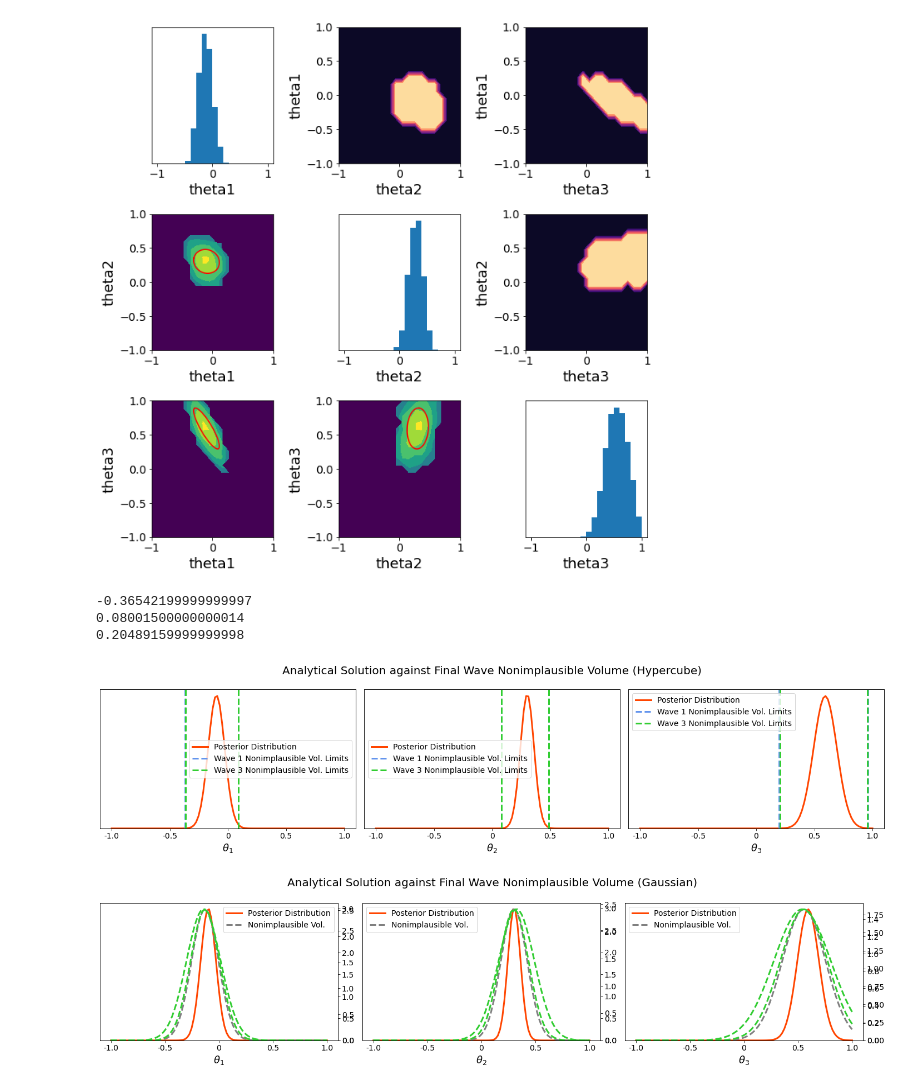
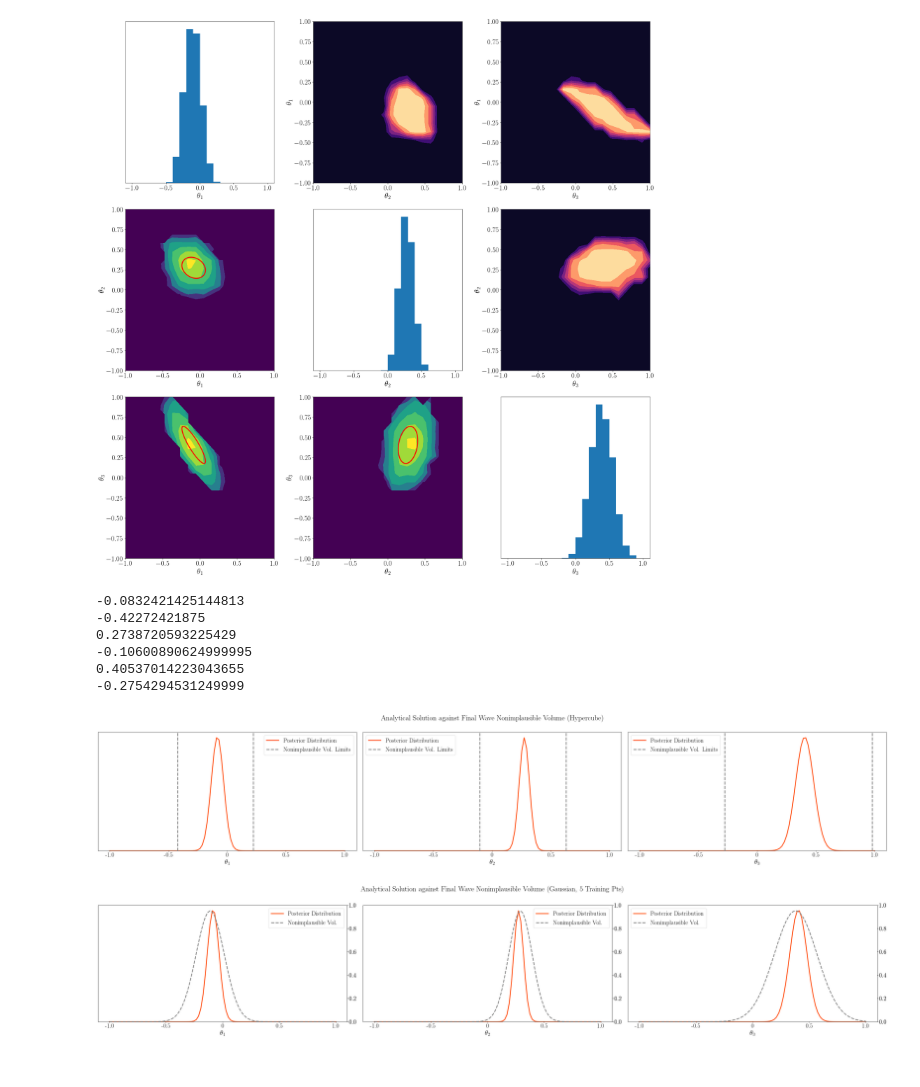
Before and after one commit to elliemay481/HistoryMatching, a Jupyter notebook: historymatch/Plots_3D.ipynb, the cells around one changed output. Drawn from its saved outputs; the diff is of its cells as text; code cells hidden in the pictures.

Commit message:
Plot 4D results

```diff
--- a/historymatch/Plots_3D.ipynb
+++ b/historymatch/Plots_3D.ipynb
@@ -6,9 +6,9 @@ import matplotlib.pyplot as plt
 from matplotlib import rc
 import matplotlib.patches as mpatches
 # %%
-SMALL_SIZE = 14
-MEDIUM_SIZE = 18
-BIGGER_SIZE = 20
+SMALL_SIZE = 22
+MEDIUM_SIZE = 24
+BIGGER_SIZE = 26
 
 plt.rc('font', size=SMALL_SIZE)          # controls default text sizes
 plt.rc('axes', titlesize=SMALL_SIZE)     # fontsize of the axes title
@@ -18,8 +18,8 @@ plt.rc('ytick', labelsize=SMALL_SIZE)    # fontsize of the tick labels
 plt.rc('legend', fontsize=SMALL_SIZE)    # legend fontsize
 plt.rc('figure', titlesize=BIGGER_SIZE)  # fontsize of the figure title
 
-#rc('font',**{'family':'serif'})
-#rc('text', usetex=True)
+rc('font',**{'family':'serif'})
+rc('text', usetex=True)
 # %%
 ndim = 3
 nwaves = 3
@@ -111,19 +161,22 @@ def get_cov_ellipse(cov, centre, nstd, ax, color):
 # %%
-fig, axes = plt.subplots(ndim,ndim,figsize=(10,10))
+fig, axes = plt.subplots(ndim,ndim,figsize=(25,25))
 
-plot.plotcorner(HM_data_EL_w3, parameter_bounds, 3, Fig=(fig,axes), labels=('theta1', 'theta2', 'theta3'))
-get_cov_ellipse(np.array([[H[0,0], H[0,1]],[H[1,0], H[1,1]]]), [analytic_mean[0], analytic_mean[1]], 3, axes[1,0], 'red')
-get_cov_ellipse(np.array([[H[0,0], H[0,2]],[H[2,0], H[2,2]]]), [analytic_mean[0], analytic_mean[2]], 3, axes[2,0], 'red')
-get_cov_ellipse(np.array([[H[1,1], H[1,2]],[H[2,1], H[2,2]]]), [analytic_mean[1], analytic_mean[2]], 3, axes[2,1], 'red')
+plot.plotcorner(HM_data_EL[8000:16000], parameter_bounds, 3, Fig=(fig,axes), labels=(r'$\theta_{1}$', r'$\theta_{2}$', r'$\theta_{3}$'))
+get_cov_ellipse(np.array([[H[0,0], H[0,1]],[H[1,0], H[1,1]]]), [analytic_mean[0], analytic_mean[1]], 3, axes[1,0], color = 'red')
+get_cov_ellipse(np.array([[H[0,0], H[0,2]],[H[2,0], H[2,2]]]), [analytic_mean[0], analytic_mean[2]], 3, axes[2,0], color = 'red')
+get_cov_ellipse(np.array([[H[1,1], H[1,2]],[H[2,1], H[2,2]]]), [analytic_mean[1], analytic_mean[2]], 3, axes[2,1], color = 'red')
+
+#plt.savefig('figures/final_wave_corner', bbox_inches='tight', facecolor='white', transparent=False)
 # %% [output]
-[figure, old version]
+[figure, new version]
 # %%
-fig, axes = plt.subplots(1,3,figsize=(20,5))
+fig, axes = plt.subplots(1,3,figsize=(40,8))
 theta_names = [r'$\theta_{1}$', r'$\theta_{2}$', r'$\theta_{3}$']
 #ax1_right = ax1.twinx()
 
 for i in range(ndim):
     ax_right = axes[i].twinx()
+    print(analytic_mean[i])
     #plot.opticaldepth_1D(final_wave_HC, parameter_bounds[i], i, bins=50, Fig=(fig, axes[i]), plot_kwargs={'color': 'lightblue'})
     ax_right.plot(theta_vals[i], stats.norm.pdf(theta_vals[i], analytic_mean[i], np.sqrt(H[i,i])), color='orangered', linewidth=3, label='Posterior Distribution')
     axes[i].set(yticklabels=[])
@@ -141,42 +194,45 @@ for i in range(ndim):
     max_theta2 = np.max(HM_data_HC_w3[:,i].T[:-1])
 
     print(np.min(HM_data_HC_w2[:,i].T[:-1]))
 
 
-    ax_right.axvline(max_theta1, color='cornflowerblue', linestyle='--', linewidth=3, label=r'Wave 1 Nonimplausible Vol. Limits')
+    #ax_right.axvline(max_theta1, color='cornflowerblue', linestyle='--', linewidth=3, label=r'Wave 1 Nonimplausible Vol. Limits')
     #ax_right.axvline(max_theta2, color='orange', linestyle='--', linewidth=3)
-    ax_right.axvline(max_theta3, color='limegreen', linestyle='--', linewidth=3, label=r'Wave 3 Nonimplausible Vol. Limits')
+    ax_right.axvline(max_theta3, color='grey', linestyle='--', linewidth=3, label=r'Nonimplausible Vol. Limits')
 
-    ax_right.axvline(min_theta1, color='cornflowerblue', linestyle='--', linewidth=3)
+    #ax_right.axvline(min_theta1, color='cornflowerblue', linestyle='--', linewidth=3)
     #ax_right.axvline(min_theta2, color='orange', linestyle='--', linewidth=3)
-    ax_right.axvline(min_theta3, color='limegreen', linestyle='--', linewidth=3)
+    ax_right.axvline(min_theta3, color='grey', linestyle='--', linewidth=3)
 
     axes[i].set_ylim([0, None])
     ax_right.set_ylim([0, None])
     #ax_right.set(yticklabels=[])
 
 
     axes[i].set_xlabel(theta_names[i])
     #ax_right.tick_params(right=False)
 
     axes[i].set_xticks([-1,-0.5,0,0.5,1])
     axes[i].set_xticklabels([-1.0, -0.5, 0, 0.5, 1.0])
 
     handles, labels = ax_right.get_legend_handles_labels()
     #patch = mpatches.Patch(color='lightblue', label='Optical Depth')
     #handles.append(patch)
     plt.legend(handles=handles, loc='best')
 
 
 fig.suptitle('Analytical Solution against Final Wave Nonimplausible Volume (Hypercube)')
 plt.tight_layout()
 
-plt.savefig('3D_1Dplot.png', bbox_inches='tight', facecolor='white', transparent=False)
+#plt.savefig('figures/final_1D_plot_HC_2ndI.png', bbox_inches='tight', facecolor='white', transparent=False)
 # %% [output]
--0.36542199999999997
-0.08001500000000014
-0.20489159999999998
+-0.0832421425144813
+-0.42272421875
+0.2738720593225429
+-0.10600890624999995
+0.40537014223043655
+-0.2754294531249999
-[figure, old version]
+[figure, new version]
 # %%
 HM_cov_w1 = np.cov(HM_data_EL_w1.T[:-1])
 HM_mean_w1 = np.mean(HM_data_EL_w1.T[:-1], axis=1)
@@ -193,7 +249,7 @@ HM_mean_w3 = np.mean(HM_data_EL_w2.T[:-1], axis=1)
 #HM_cov_test = np.cov(final_wave_EL_test.T[:-1])
 #HM_mean_test = np.mean(final_wave_EL_test.T[:-1], axis=1)
 # %%
-fig, axes = plt.subplots(1,3,figsize=(20,5))
+fig, axes = plt.subplots(1,3,figsize=(40,8))
 theta_names = [r'$\theta_{1}$', r'$\theta_{2}$', r'$\theta_{3}$']
 
 for i in range(ndim):
@@ -204,11 +260,6 @@ for i in range(ndim):
     #plot.opticaldepth_1D(final_wave_EL, parameter_bounds[i], i, bins=80, Fig=(fig, axes[i]), plot_kwargs={'color': 'lightblue'})
     ax_right.plot(theta_vals[i], stats.norm.pdf(theta_vals[i], analytic_mean[i], np.sqrt(H[i,i])), color='orangered', linewidth=3, label='Posterior Distribution')
     ax_right2.plot(theta_vals[i], stats.norm.pdf(theta_vals[i], HM_mean_w3[i], np.sqrt(HM_cov_w3[i,i])), color='grey', linestyle='--', linewidth=3, label='Nonimplausible Vol.')
-
-    #ax_right3.plot(theta_vals[i], stats.norm.pdf(theta_vals[i], HM_mean_test[i], np.sqrt(HM_cov_test[i,i])), color='limegreen', linestyle='--', linewidth=3, label='Nonimplausible Vol.')
-
-    ax_right4.plot(theta_vals[i], stats.norm.pdf(theta_vals[i], HM_mean_w2[i], np.sqrt(HM_cov_w2[i,i])), color='limegreen', linestyle='--', linewidth=3, label='Nonimplausible Vol.')
-    ax_right3.plot(theta_vals[i], stats.norm.pdf(theta_vals[i], HM_mean_w1[i], np.sqrt(HM_cov_w1[i,i])), color='limegreen', linestyle='--', linewidth=3, label='Nonimplausible Vol.')
 
     axes[i].set(yticklabels=[])
     axes[i].tick_params(left=False)
@@ -239,9 +290,9 @@ for i in range(ndim):
 
 
 
-fig.suptitle('Analytical Solution against Final Wave Nonimplausible Volume (Gaussian)')
+fig.suptitle('Analytical Solution against Final Wave Nonimplausible Volume (Gaussian, 5 Training Pts)')
 plt.tight_layout()
 
-plt.savefig('3D_1Dplot.png', bbox_inches='tight', facecolor='white', transparent=False)
+#plt.savefig('figures/final_1D_plot_EL_5pts.png', bbox_inches='tight', facecolor='white', transparent=False)
 # %% [output]
-[figure, old version]
+[figure, new version]
```
Also changed, not shown: parts of 7 cells of this notebook, 47 other files.
